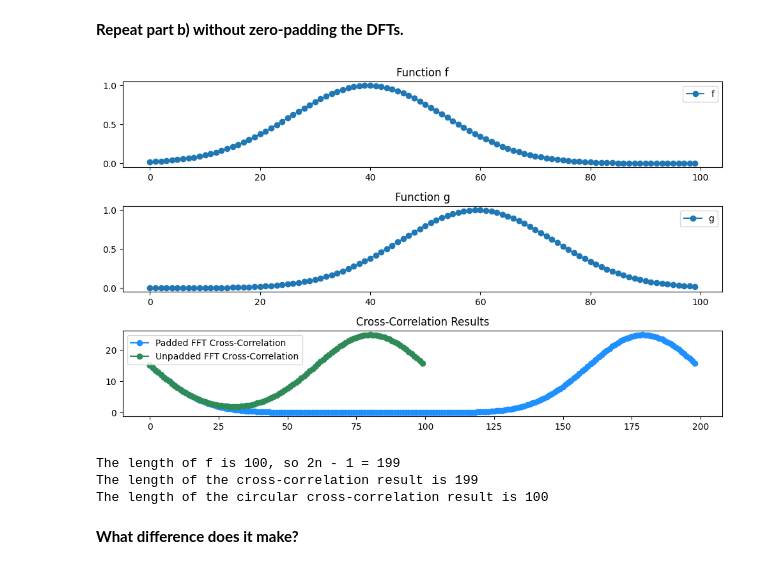
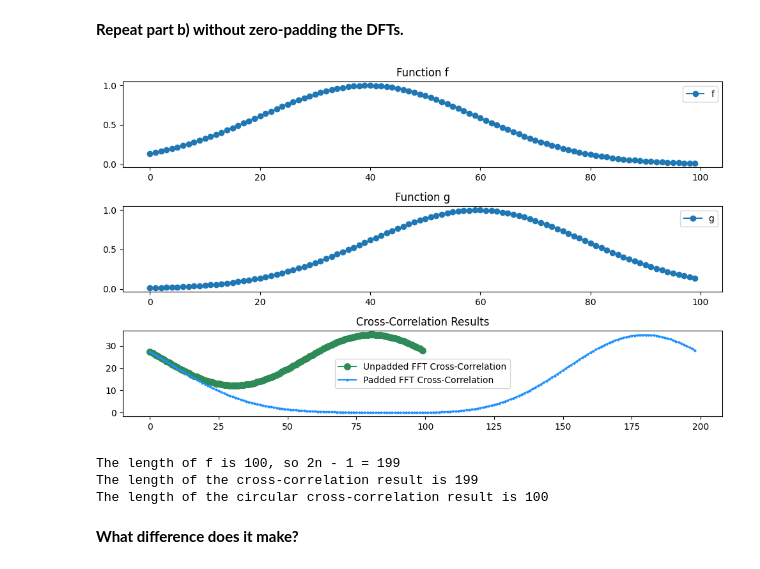
Before and after one commit to LFW25/PHYS512-Computational_Physics, a Jupyter notebook: Assignments/A7.ipynb, the cells around one changed output. Saved outputs shown, nothing was run; the diff lists cells and outputs as text; code cells hidden in the pictures.

```diff
--- a/Assignments/A7.ipynb
+++ b/Assignments/A7.ipynb
@@ -123,6 +135,7 @@ The length of the cross-correlation result is 199
 # %%
 import numpy as np
 import matplotlib.pyplot as plt
+
 def gaussian(x, a, b, c):
     return a * np.exp(-(x - b)**2 / (2 * c**2))
 
@@ -154,14 +167,15 @@ n = 100
 m = 100
 
 L = 5
-x = np.linspace(0, L, n)
-f = gaussian(x, 1, 2, 1)  # Gaussian function centered at 2
-g = gaussian(x, 1, 3, 1)  # Gaussian function centered at 3
+x_f = np.linspace(0, L, n)
+x_g = np.linspace(0, L, m)
+f = gaussian(x_f, 1, 2, 1)  # Gaussian function centered at 2
+g = gaussian(x_g, 1, 3, 1)  # Gaussian function centered at 3
 
 result_fft = cross_correlation_fft(f, g)
 result_direct = cross_correlation(f, g)
 
-# Plotting4
+# Plotting
 plt.figure(figsize=(10, 6))
 
 plt.subplot(3, 1, 1)
@@ -175,8 +189,8 @@ plt.legend()
 plt.title('Function g')
 
 plt.subplot(3, 1, 3)
-plt.plot(result_fft, 'o-', color = "dodgerblue", label='FFT Cross-Correlation')
-plt.plot(result_direct, 'o-', color = "firebrick", label='Direct Cross-Correlation')
+plt.plot(result_fft, 'o-', color = "dodgerblue", ms = 7, label='FFT Cross-Correlation')
+plt.plot(result_direct, 'o-', color = "firebrick", ms = 2, label='Direct Cross-Correlation')
 plt.legend()
 plt.title('Cross-Correlation Results')
 
@@ -196,6 +210,9 @@ The length of the cross-correlation result is 199
 # %%
 import numpy as np
 import matplotlib.pyplot as plt
+
+def gaussian(x, a, b, c):
+    return a * np.exp(-(x - b)**2 / (2 * c**2))
 
 def circular_cross_correlation_fft(f, g):
     n = len(f)
@@ -219,39 +236,43 @@ def circular_cross_correlation_fft(f, g):
 # Example usage:
 n = 100
 m = 100
-f = np.exp(-(np.linspace(0, 5, n) - 2)**2)  # Gaussian function centered at 2
-g = np.exp(-(np.linspace(0, 5, m) - 3)**2)  # Gaussian function centered at 3
+
+L = 5
+x_f = np.linspace(0, L, n)
+x_g = np.linspace(0, L, m)
+f = gaussian(x_f, 1, 2, 1)  # Gaussian function centered at 2
+g = gaussian(x_g, 1, 3, 1)  # Gaussian function centered at 3
 
 result_fft = cross_correlation_fft(f, g)
 result_circular_fft = circular_cross_correlation_fft(f, g)
 
 # Plotting
 plt.figure(figsize=(10, 6))
 
 plt.subplot(3, 1, 1)
 plt.plot(f, 'o-', label='f')
 plt.legend()
 plt.title('Function f')
 
 plt.subplot(3, 1, 2)
 plt.plot(g, 'o-', label='g')
 plt.legend()
 plt.title('Function g')
 
 plt.subplot(3, 1, 3)
-plt.plot(result_fft, 'o-', color = "dodgerblue", label='Padded FFT Cross-Correlation')
-plt.plot(result_circular_fft, 'o-', color = "seagreen", label='Unpadded FFT Cross-Correlation')
+plt.plot(result_circular_fft, 'o-', color = "seagreen", ms = 7, label='Unpadded FFT Cross-Correlation')
+plt.plot(result_fft, 'o-', color = "dodgerblue", ms = 2, label='Padded FFT Cross-Correlation')
 plt.legend()
 plt.title('Cross-Correlation Results')
 
 plt.tight_layout()
 plt.show()
 
 print(f'The length of f is {n}, so 2n - 1 = {2*n-1}')
 print('The length of the cross-correlation result is', len(result_fft))
 print('The length of the circular cross-correlation result is', len(result_circular_fft))
 # %% [output]
-[figure, old version]
+[figure, new version]
 The length of f is 100, so 2n - 1 = 199
 The length of the cross-correlation result is 199
 The length of the circular cross-correlation result is 100
```
Also changed, not shown: parts of 7 cells of this notebook.
